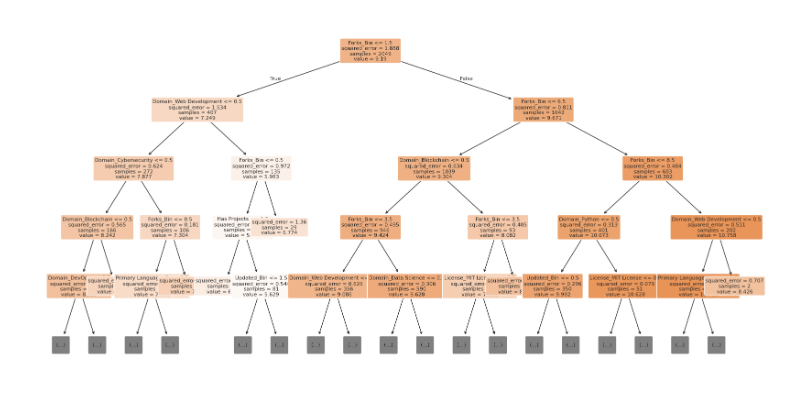
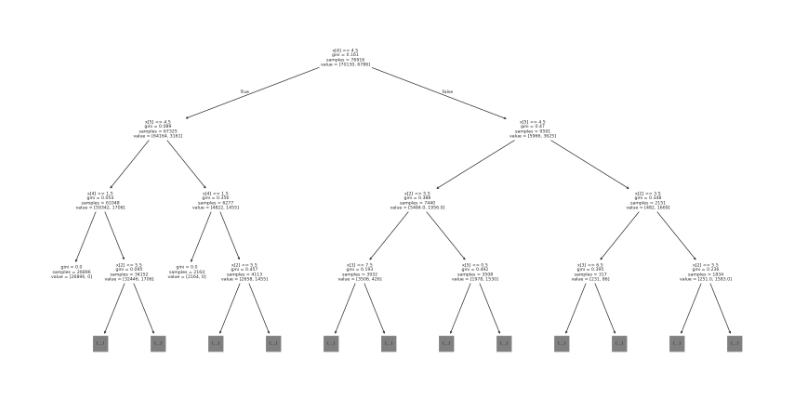
Before and after one commit to Stepsyota/BSU, a Jupyter notebook: Information_theory/decision_tree.ipynb, the cells around one changed output. Saved outputs shown, nothing was run; the diff lists cells and outputs as text; code cells hidden in the pictures.

```diff
--- a/Information_theory/decision_tree.ipynb
+++ b/Information_theory/decision_tree.ipynb
@@ -12,11 +12,11 @@ sns.set_theme(style='whitegrid')
 # %%
 df = pd.read_csv('processed_data.csv')
 
-X = df.drop(['Stars Count'], axis='columns')
-y = df['Stars Count']
+X = df.drop(['diabetes'], axis='columns')
+y = df['diabetes']
 
 X_train, X_test, y_train, y_test = train_test_split(
-    X, y, test_size=0.2, random_state=13
+    X, y, test_size=0.2, random_state=13, stratify=y
 )
 
 print('Train shape:', X_train.shape)
@@ -27,17 +27,14 @@ Test shape: (513, 101)
 # %%
-tree_model = DecisionTreeRegressor(random_state=13)
+tree_model = DecisionTreeClassifier(random_state=13)
 tree_model.fit(X_train, y_train)
+
 y_pred = tree_model.predict(X_test)
-
-y_test_original = np.expm1(y_test)
-y_pred_original = np.expm1(y_pred)
+y_proba = tree_model.predict_proba(X_test)[:, 1]
 
 baseline_metrics = {
-    'MAE_log': mean_absolute_error(y_test, y_pred),
-    'RMSE_log': np.sqrt(mean_squared_error(y_test, y_pred)),
-    'R2_log': r2_score(y_test, y_pred),
-    'MAE': mean_absolute_error(y_test_original, y_pred_original),
-    'RMSE': np.sqrt(mean_squared_error(y_test_original, y_pred_original)),
+    'accuracy': accuracy_score(y_test, y_pred),
+    'recall': recall_score(y_test, y_pred, zero_division=0),
+    'roc_auc': roc_auc_score(y_test, y_proba),
 }
 
 pd.DataFrame([baseline_metrics], index=['Decision Tree baseline'])
@@ -47,15 +44,15 @@ pd.DataFrame([baseline_metrics], index=['Decision Tree baseline'])
 # %%
 param_grid = {
-    'max_depth': [3, 5, 7, 10, 15, 20, None],
-    'min_samples_split': [2, 5, 10, 20, 30, 50, 100],
-    'min_samples_leaf': [1, 2, 5, 10],
-    'max_features': [None, 'sqrt', 'log2'],
+    'max_depth': [3, 5, 7, 10, 15, None],
+    'min_samples_split': [2, 10, 30, 100],
+    'min_samples_leaf': [1, 5, 10],
+    'max_features': [None, 'sqrt'],
 }
 
 grid_search = GridSearchCV(
-    estimator=DecisionTreeRegressor(random_state=13),
+    estimator=DecisionTreeClassifier(random_state=13),
     param_grid=param_grid,
-    scoring='neg_root_mean_squared_error',
+    scoring='roc_auc',
     cv=5,
     n_jobs=-1
 )
@@ -63,5 +60,5 @@ grid_search = GridSearchCV(
 grid_search.fit(X_train, y_train)
 
 print('Best params:', grid_search.best_params_)
-print('Best CV score:', -grid_search.best_score_)
+print('Best CV score:', grid_search.best_score_)
 # %% [output]
@@ -104,15 +102,11 @@ plt.show()
 # %%
 from sklearn.tree import plot_tree
 
 plt.figure(figsize=(20, 10))
 plot_tree(
     best_tree,
-    feature_names=X.columns,
-    filled=True,
-    rounded=True,
-    fontsize=8,
-    max_depth=4 # Больше - не читаемо
+    max_depth=3
 )
 plt.show()
 # %% [output]
-[figure, old version]
+[figure, new version]
```
Also changed, not shown: parts of 7 cells of this notebook.
